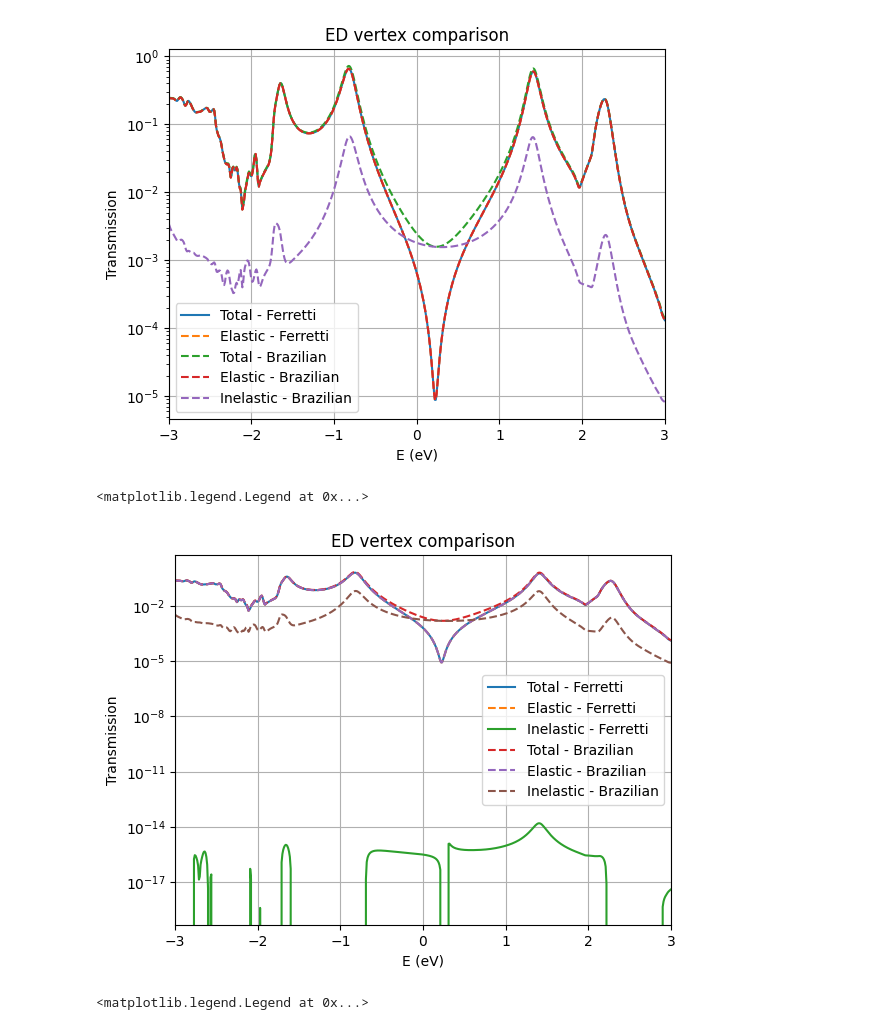
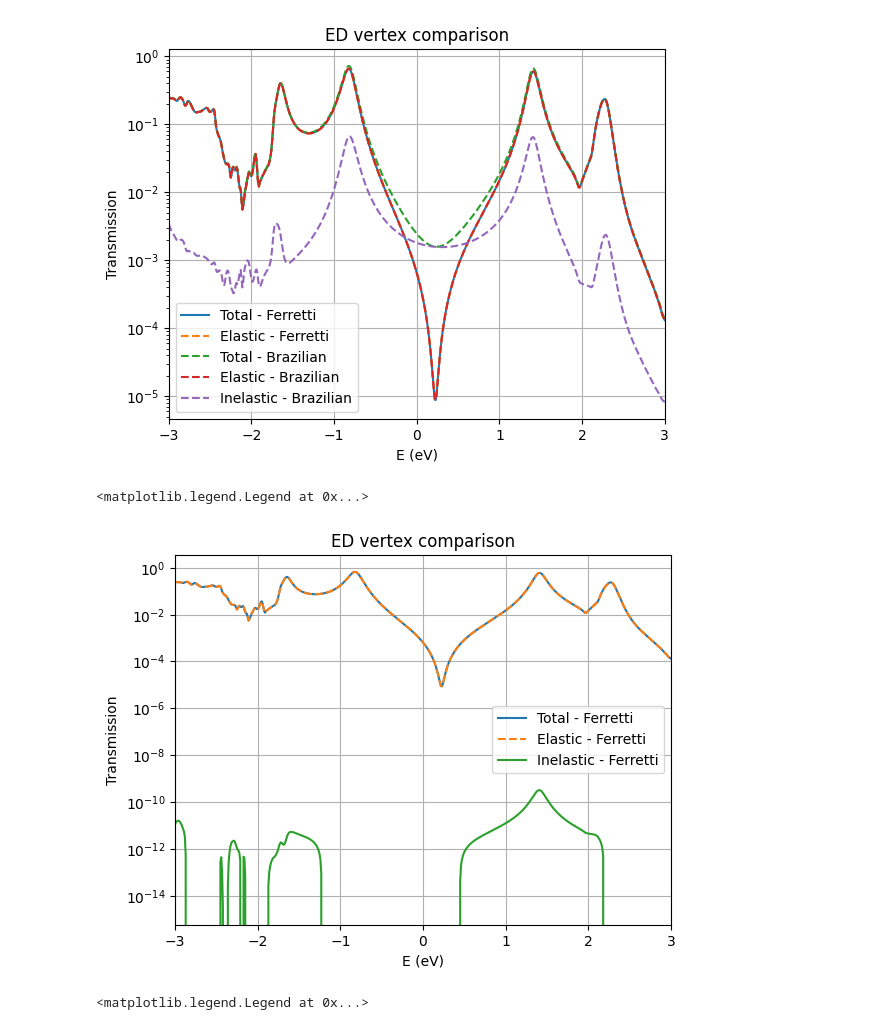
Before and after one commit to aj0337/qtpyt-tests, a Jupyter notebook: pentadienyl/production_run/analysis.ipynb, the cells around one changed output. Cells and saved outputs as stored; diff of their text form; code cells hidden in the pictures.

Commit message:
More tests

```diff
--- a/pentadienyl/production_run/analysis.ipynb
+++ b/pentadienyl/production_run/analysis.ipynb
@@ -355,24 +355,24 @@ plt.legend()
 <matplotlib.legend.Legend at 0x...>
 [figure]
 # %%
-E,T_total,T_elastic,T_inelastic = np.load("./output/lowdin/ed/vertex_tests/transmission_data_ferretti_identity_broadening.npy")
+E,T_total,T_elastic,T_inelastic = np.load("./output/lowdin/ed/vertex_tests/transmission_data_ferretti_test.npy")
 E_b,T_total_b,T_elastic_b,T_inelastic_b = np.load("./output/lowdin/ed/vertex_tests/transmission_data_brazilian.npy")
 plt.plot(E, T_total, label='Total - Ferretti')
 plt.plot(E, T_elastic, '--', label='Elastic - Ferretti')
 plt.plot(E, T_inelastic, label='Inelastic - Ferretti')
-plt.plot(E_b, T_total_b, '--', label='Total - Brazilian')
-plt.plot(E_b, T_elastic_b, '--', label='Elastic - Brazilian')
-plt.plot(E_b, T_inelastic_b, '--', label='Inelastic - Brazilian')
+# plt.plot(E_b, T_total_b, '--', label='Total - Brazilian')
+# plt.plot(E_b, T_elastic_b, '--', label='Elastic - Brazilian')
+# plt.plot(E_b, T_inelastic_b, '--', label='Inelastic - Brazilian')
 plt.yscale('log')
 plt.xlabel("E (eV)")
 plt.ylabel("Transmission")
 plt.title("ED vertex comparison")
 plt.xlim(-3,3)
 plt.grid(True)
 plt.legend()
 # %% [output]
 <matplotlib.legend.Legend at 0x...>
-[figure, old version]
+[figure, new version]
 # %%
 E_b,T_total_b,T_elastic_b,T_inelastic_b = np.load("./output/lowdin/dmft/non_spin/vertex_tests/transmission_data_brazilian.npy")
 # plt.plot(E, T_total, label='Total Ferretti')
```
Also changed, not shown: parts of 12 cells of this notebook, 2 other files.
